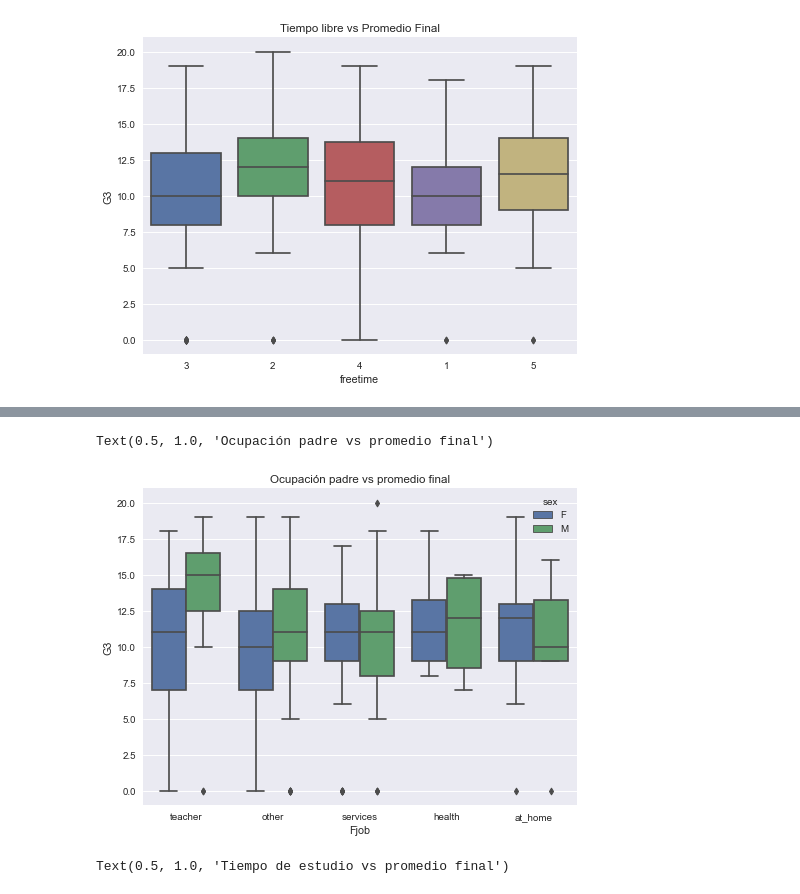
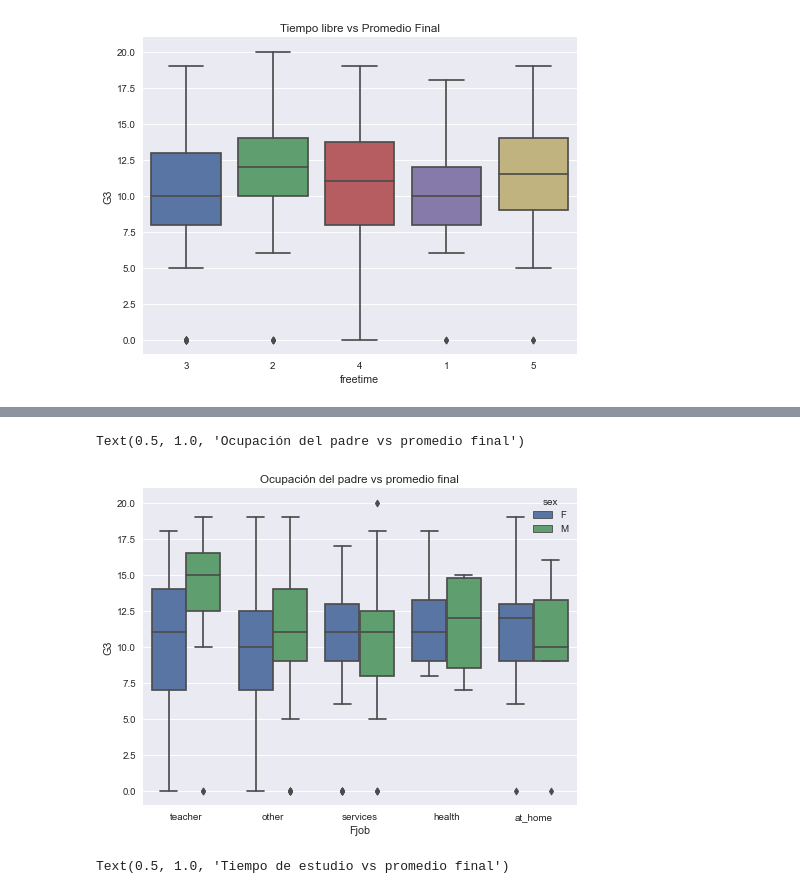
Before and after one commit to Denniels/Fundamentos-data-sciens, a Jupyter notebook: Prueba_FD/Hito_1/Prueba_Hito1_2.ipynb, the cells around one changed output, grey strips where cells are left out. Drawn from its saved outputs; the diff is of its cells as text; code cells hidden in the pictures.

```diff
--- a/Prueba_FD/Hito_1/Prueba_Hito1_2.ipynb
+++ b/Prueba_FD/Hito_1/Prueba_Hito1_2.ipynb
@@ -245,10 +238,10 @@ Text(0.5, 1.0, 'Ocupación madre vs promedio final')
 # %%
-# relacion ocupación de la padre en el promedio
+# relacion ocupación del padre vs el promedio
 sns.boxplot(x='Fjob', y = 'G3', hue='sex', data=df)
-plt.title('Ocupación padre vs promedio final')
+plt.title('Ocupación del padre vs promedio final')
 # %% [output]
-Text(0.5, 1.0, 'Ocupación padre vs promedio final')
+Text(0.5, 1.0, 'Ocupación del padre vs promedio final')
-[figure, old version]
+[figure, new version]
 # %%
 sns.boxplot(x='studytime', y='G3', hue='sex', data=df)
 plt.title('Tiempo de estudio vs promedio final')
```
Also changed, not shown: parts of 51 cells of this notebook, 2 other files.
